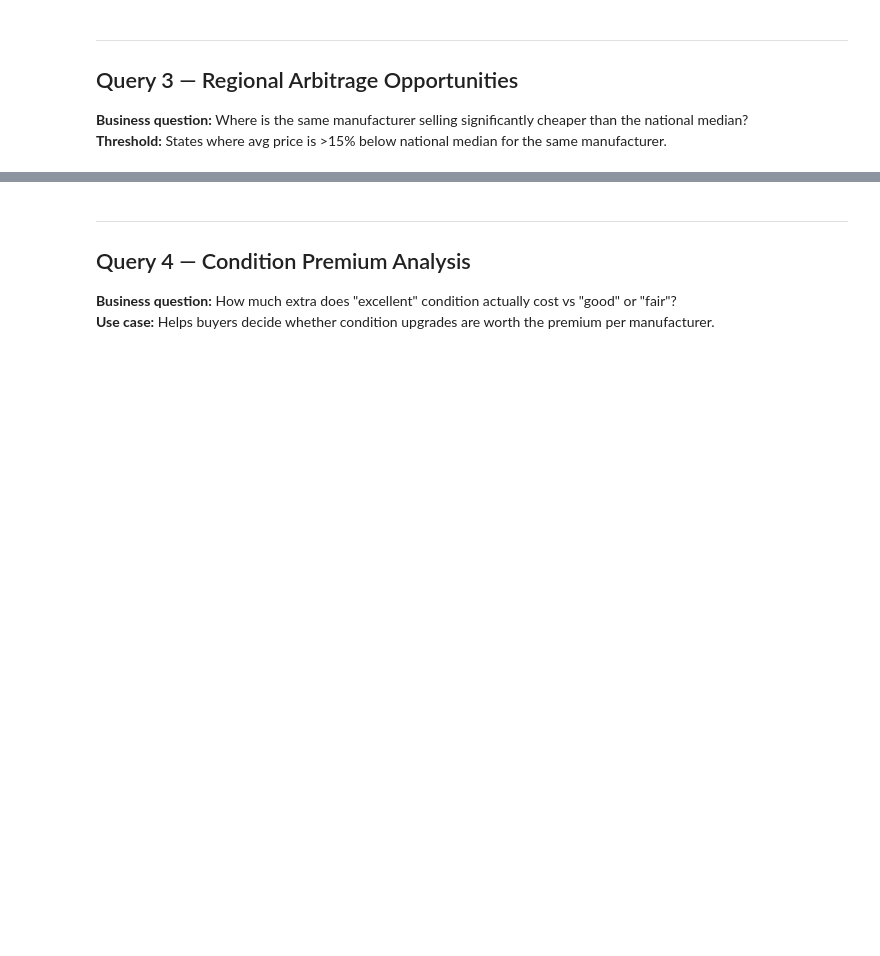
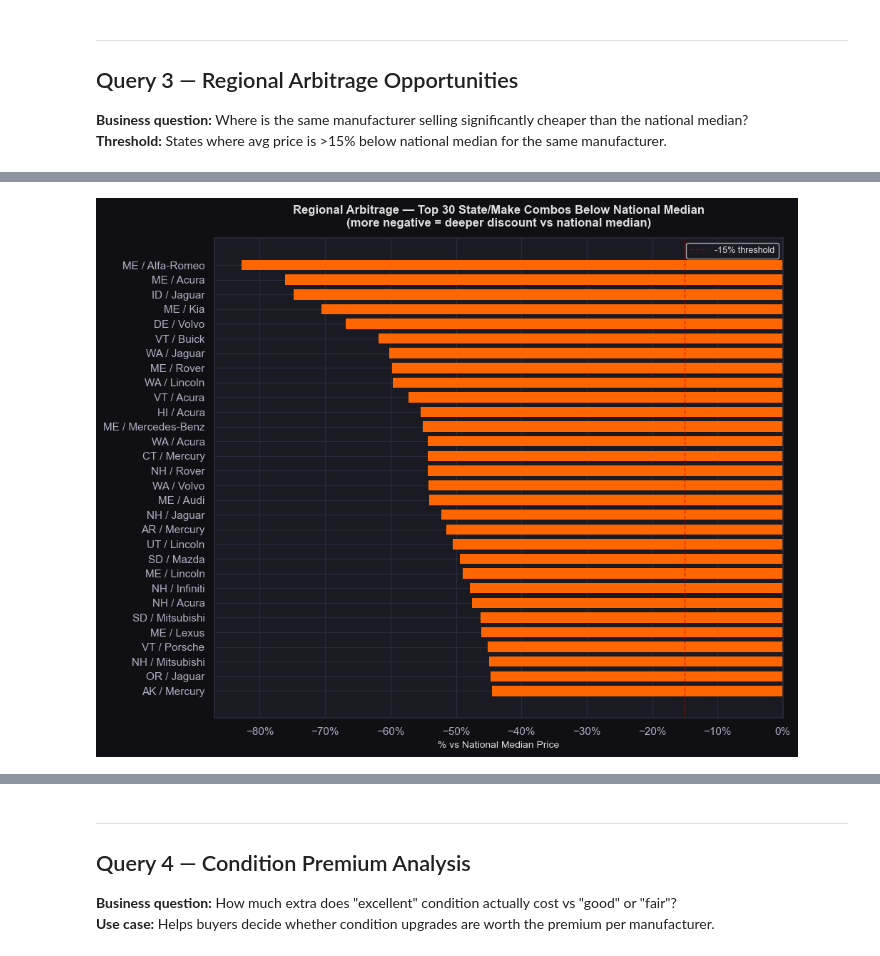
Before and after one commit to normankambou/used-vehicle-market-pipeline, a Jupyter notebook: notebooks/vehicle_market_analysis.ipynb, the cells around one changed output, grey strips where cells are left out. Saved outputs shown, nothing was run; the diff lists cells and outputs as text; code cells hidden in the pictures; blank space fills up the shorter version.

```diff
--- a/notebooks/vehicle_market_analysis.ipynb
+++ b/notebooks/vehicle_market_analysis.ipynb
@@ -47,27 +47,21 @@ print('Setup complete')
 ## Athena Helper
 # %%
 def run_query(sql: str, poll_interval: float = 1.5) -> pd.DataFrame:
-    """Execute SQL on Athena and return a DataFrame. Raises on query failure."""
     resp = athena.start_query_execution(
         QueryString=sql,
         QueryExecutionContext={'Database': DATABASE},
         ResultConfiguration={'OutputLocation': OUTPUT_LOCATION},
     )
     qid = resp['QueryExecutionId']
-
-    # Poll until terminal state
     while True:
         status = athena.get_query_execution(QueryExecutionId=qid)
         state  = status['QueryExecution']['Status']['State']
         if state in ('SUCCEEDED', 'FAILED', 'CANCELLED'):
             break
         time.sleep(poll_interval)
-
     if state != 'SUCCEEDED':
         reason = status['QueryExecution']['Status'].get('StateChangeReason', state)
         raise RuntimeError(f'Athena query {state}: {reason}')
-
-    # Paginate results
     paginator = athena.get_paginator('get_query_results')
     rows, columns = [], None
     for page in paginator.paginate(QueryExecutionId=qid):
@@ -76,16 +70,21 @@ def run_query(sql: str, poll_interval: float = 1.5) -> pd.DataFrame:
             columns = [c['Label'] for c in result['ResultSetMetadata']['ColumnInfo']]
         for row in result['Rows'][1 if columns and not rows else 0:]:
             rows.append([d.get('VarCharValue', None) for d in row['Data']])
-
     return pd.DataFrame(rows, columns=columns)
 
 
 def to_numeric(df: pd.DataFrame, cols: list) -> pd.DataFrame:
-    """Cast columns to numeric, coercing errors to NaN."""
     for c in cols:
         if c in df.columns:
             df[c] = pd.to_numeric(df[c], errors='coerce')
     return df
 
 
+def answer_header(q_num: int, question: str):
+    print(f'\n{"="*60}')
+    print(f'  Q{q_num} ANSWER')
+    print(f'  Business question: {question}')
+    print(f'{"="*60}')
+
+
 print('Helper functions ready')
@@ -255,19 +390,22 @@ df_arb.head(10)
 # %%
 df_arb_plot = df_arb.copy()
 df_arb_plot['label'] = df_arb_plot['state'] + ' / ' + df_arb_plot['manufacturer'].str.title()
 
 fig, ax = plt.subplots(figsize=(10, 8))
-bars = ax.barh(df_arb_plot['label'], df_arb_plot['pct_vs_national'],
-               color=ACCENT, edgecolor='none', height=0.7)
-ax.axvline(0, color='#606070', linewidth=1)
+ax.barh(df_arb_plot['label'], df_arb_plot['pct_vs_national'],
+        color=ACCENT, edgecolor='none', height=0.7)
+ax.axvline(0,   color='#606070', linewidth=1)
 ax.axvline(-15, color='#CC0000', linewidth=1, linestyle='--', alpha=0.6, label='-15% threshold')
 ax.xaxis.set_major_formatter(mtick.PercentFormatter())
-ax.set_title('Regional Arbitrage — Top 30 State/Make Combos Below National Median\n(more negative = deeper discount vs national median)',
+ax.set_title('Regional Arbitrage — Top 30 State/Make Combos Below National Median\n'
+             '(more negative = deeper discount vs national median)',
              fontweight='bold', pad=12)
 ax.set_xlabel('% vs National Median Price')
 ax.legend(fontsize=9)
 ax.invert_yaxis()
 plt.tight_layout()
 plt.savefig('../charts/q3_regional_arbitrage.png', dpi=150, bbox_inches='tight',
             facecolor=fig.get_facecolor())
 plt.show()
+# %% [output]
+[figure, added]
```
Also changed, not shown: parts of 27 cells of this notebook.
